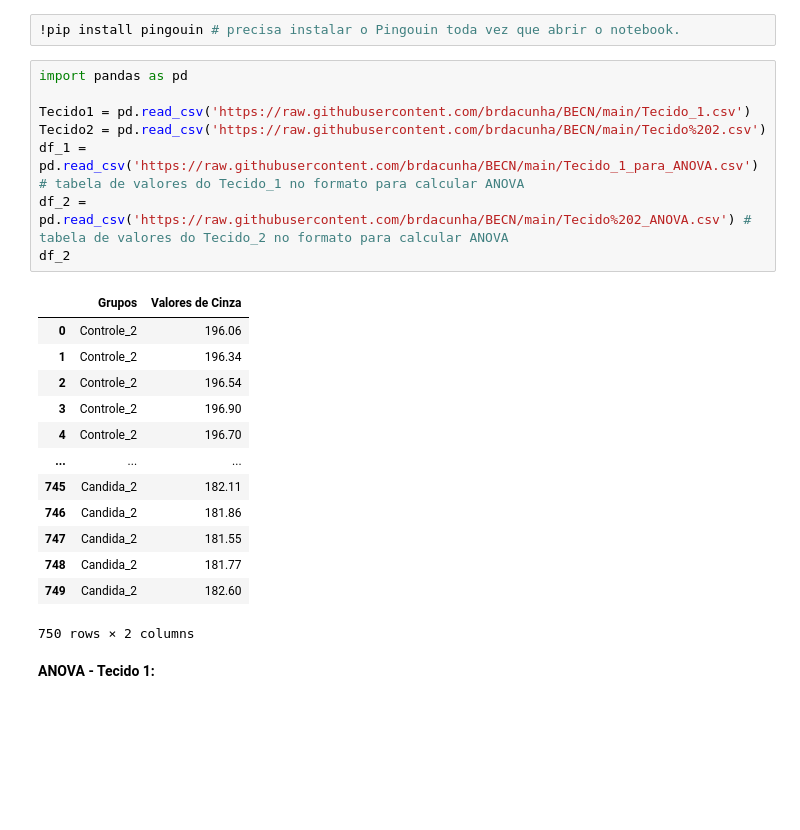
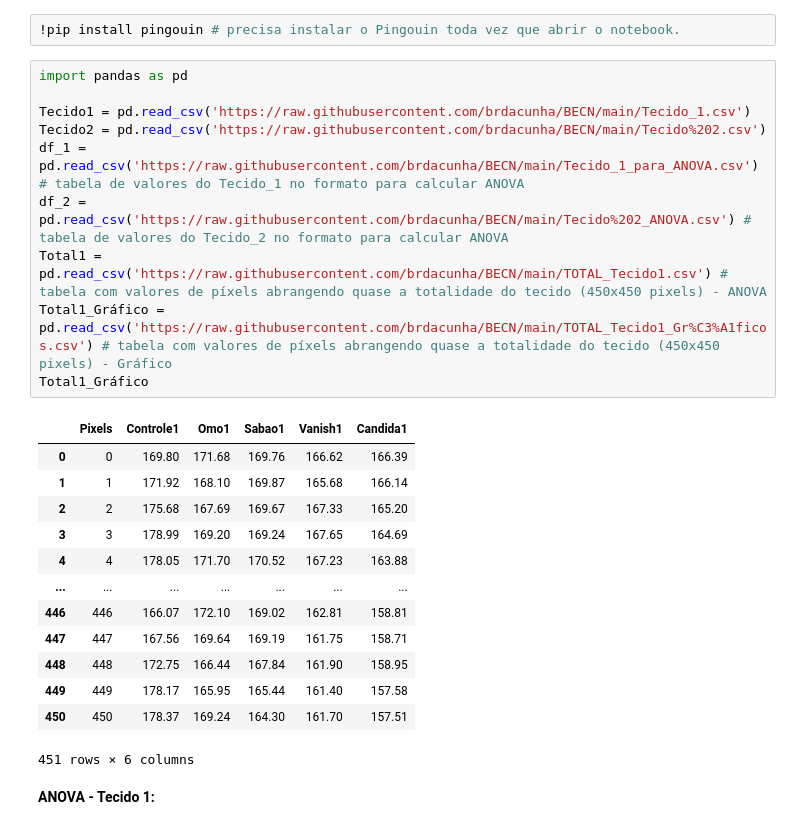
Before and after one commit to brdacunha/BECN, a Jupyter notebook: Valores_de_Cinza_BECN.ipynb, the cells around one changed output. Drawn from its saved outputs; the diff is of its cells as text; blank space fills up the shorter version.

```diff
--- a/Valores_de_Cinza_BECN.ipynb
+++ b/Valores_de_Cinza_BECN.ipynb
@@ -5,25 +5,27 @@
 # %%
 import pandas as pd
 
 Tecido1 = pd.read_csv('https://raw.githubusercontent.com/brdacunha/BECN/main/Tecido_1.csv')
 Tecido2 = pd.read_csv('https://raw.githubusercontent.com/brdacunha/BECN/main/Tecido%202.csv')
 df_1 = pd.read_csv('https://raw.githubusercontent.com/brdacunha/BECN/main/Tecido_1_para_ANOVA.csv') # tabela de valores do Tecido_1 no formato para calcular ANOVA
 df_2 = pd.read_csv('https://raw.githubusercontent.com/brdacunha/BECN/main/Tecido%202_ANOVA.csv') # tabela de valores do Tecido_2 no formato para calcular ANOVA
-df_2
+Total1 = pd.read_csv('https://raw.githubusercontent.com/brdacunha/BECN/main/TOTAL_Tecido1.csv') # tabela com valores de píxels abrangendo quase a totalidade do tecido (450x450 pixels) - ANOVA
+Total1_Gráfico = pd.read_csv('https://raw.githubusercontent.com/brdacunha/BECN/main/TOTAL_Tecido1_Gr%C3%A1ficos.csv') # tabela com valores de píxels abrangendo quase a totalidade do tecido (450x450 pixels) - Gráfico
+Total1_Gráfico
 # %% [output]
-|  | Grupos | Valores de Cinza |
-| 0 | Controle_2 | 196.06 |
-| 1 | Controle_2 | 196.34 |
-| 2 | Controle_2 | 196.54 |
-| 3 | Controle_2 | 196.90 |
-| 4 | Controle_2 | 196.70 |
-| ... | ... | ... |
-| 745 | Candida_2 | 182.11 |
-| 746 | Candida_2 | 181.86 |
-| 747 | Candida_2 | 181.55 |
-| 748 | Candida_2 | 181.77 |
-| 749 | Candida_2 | 182.60 |
+|  | Pixels | Controle1 | Omo1 | Sabao1 | Vanish1 | Candida1 |
+| 0 | 0 | 169.80 | 171.68 | 169.76 | 166.62 | 166.39 |
+| 1 | 1 | 171.92 | 168.10 | 169.87 | 165.68 | 166.14 |
+| 2 | 2 | 175.68 | 167.69 | 169.67 | 167.33 | 165.20 |
+| 3 | 3 | 178.99 | 169.20 | 169.24 | 167.65 | 164.69 |
+| 4 | 4 | 178.05 | 171.70 | 170.52 | 167.23 | 163.88 |
+| ... | ... | ... | ... | ... | ... | ... |
+| 446 | 446 | 166.07 | 172.10 | 169.02 | 162.81 | 158.81 |
+| 447 | 447 | 167.56 | 169.64 | 169.19 | 161.75 | 158.71 |
+| 448 | 448 | 172.75 | 166.44 | 167.84 | 161.90 | 158.95 |
+| 449 | 449 | 178.17 | 165.95 | 165.44 | 161.40 | 157.58 |
+| 450 | 450 | 178.37 | 169.24 | 164.30 | 161.70 | 157.51 |
-750 rows × 2 columns
+451 rows × 6 columns
 # %% [markdown]
 **ANOVA - Tecido 1:**
 # %%
```
Also changed, not shown: parts of 8 cells of this notebook.
